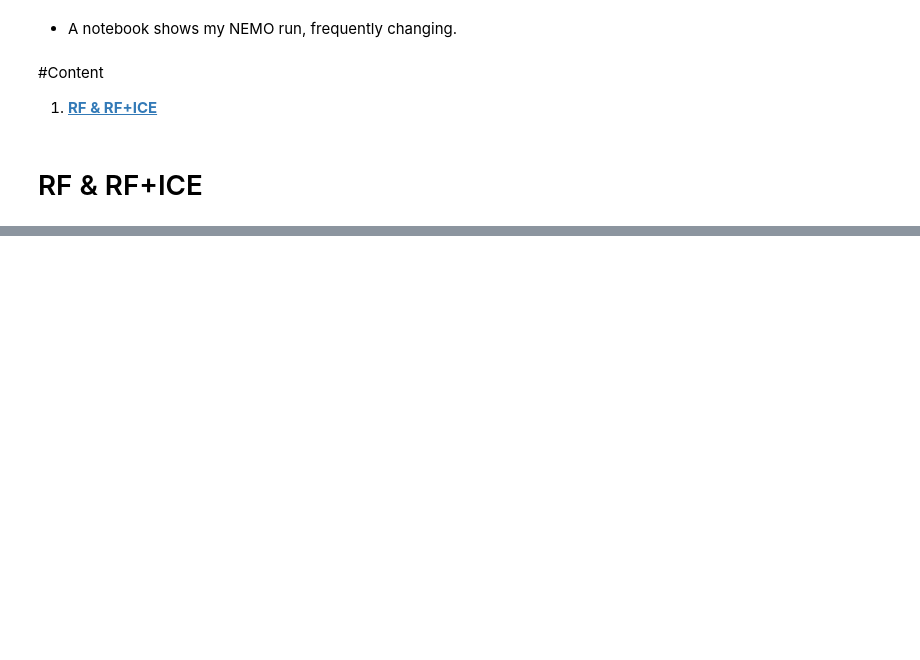
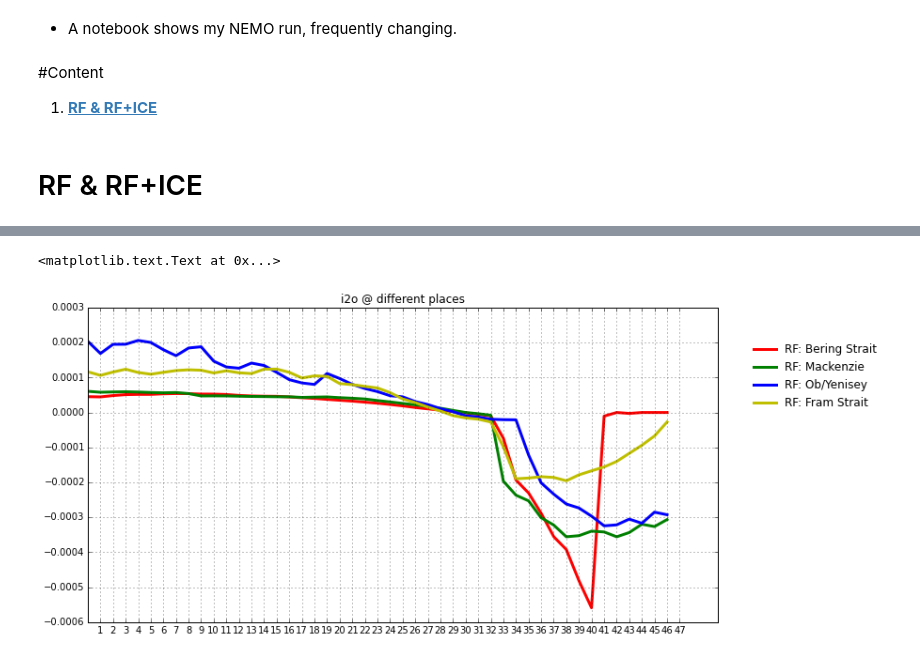
Before and after one commit to UBC-MOAD/analysis-kyle, a Jupyter notebook: notebooks/[Barium] 07 Tracer simulation results.ipynb, the cells around one changed output, grey strips where cells are left out. Cells and saved outputs as stored; diff of their text form; code cells hidden in the pictures; blank space fills up the shorter version.

```diff
--- a/notebooks/[Barium] 07 Tracer simulation results.ipynb
+++ b/notebooks/[Barium] 07 Tracer simulation results.ipynb
@@ -181,0 +187,23 @@ ax.set_title('d18O @ different places')
+# %%
+name=glob.glob('_data/NEMO/INPUT_DYNA/*')
+NC = nc.Dataset(name[0])
+i2o= NC.variables['iowaflup'][:]
+# %%
+BC1 = i2o[0:47, 125, 55]
+MK1 = i2o[0:47, 131, 67]
+OB1 = i2o[0:47, 145, -32]
+FS1 = i2o[0:47, 135, -48]
+# %%
+fig = plt.figure(figsize=(12, 6))
+ax = fig.gca();ax.grid()
+ax.plot(BC1, 'r-', lw=3, label='RF: Bering Strait')
+ax.plot(MK1, 'g-', lw=3, label='RF: Mackenzie')
+ax.plot(OB1, 'b-', lw=3, label='RF: Ob/Yenisey')
+ax.plot(FS1, 'y-', lw=3, label='RF: Fram Strait')
+ax.set_xticks(np.arange(1, 48, 1))
+#ax.plot(BC4, 'g-', lw=3, label='ICE')
+LG = ax.legend(numpoints=1, bbox_to_anchor=(1.05, 0.9), loc=2, borderaxespad=0.); LG.draw_frame(False)
+ax.set_title('i2o @ different places')
+# %% [output]
+<matplotlib.text.Text at 0x...>
+[figure, added]
```
Also changed, not shown: parts of 12 cells of this notebook, 11 other files.
